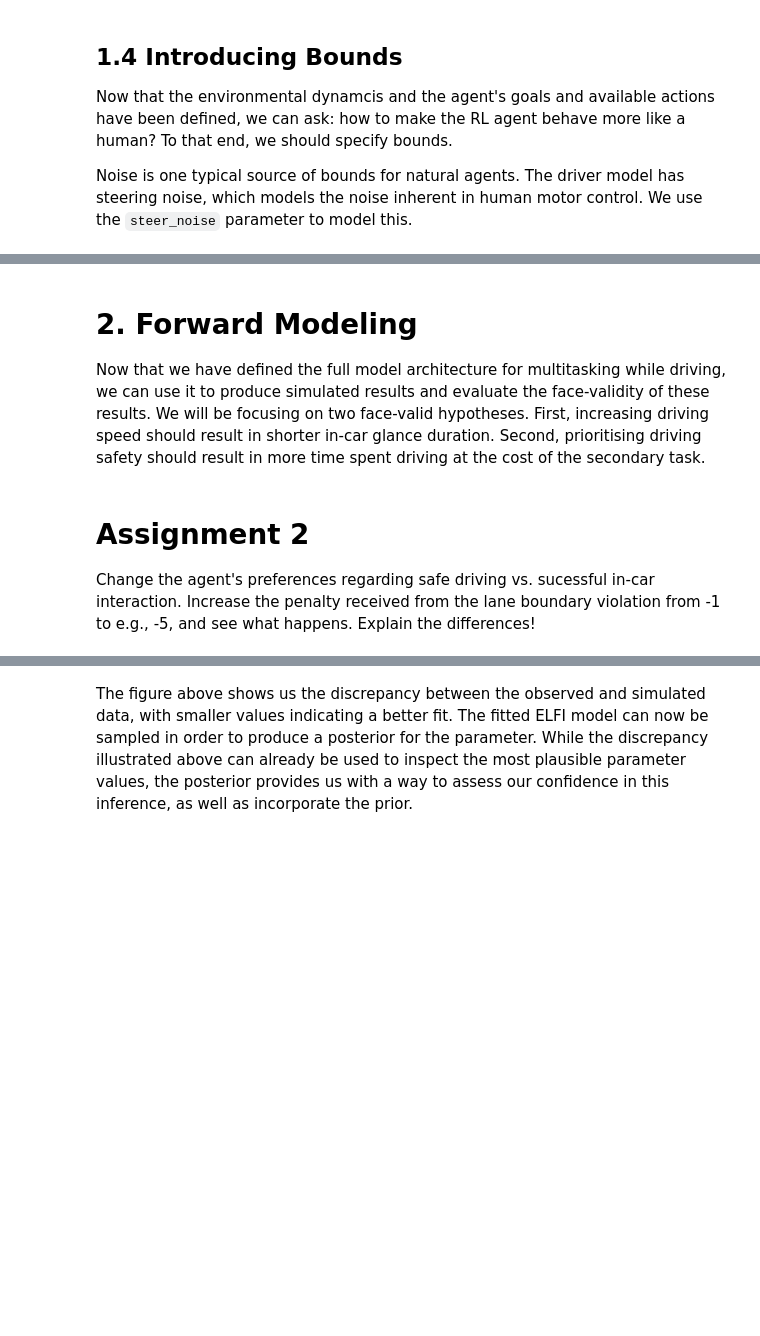
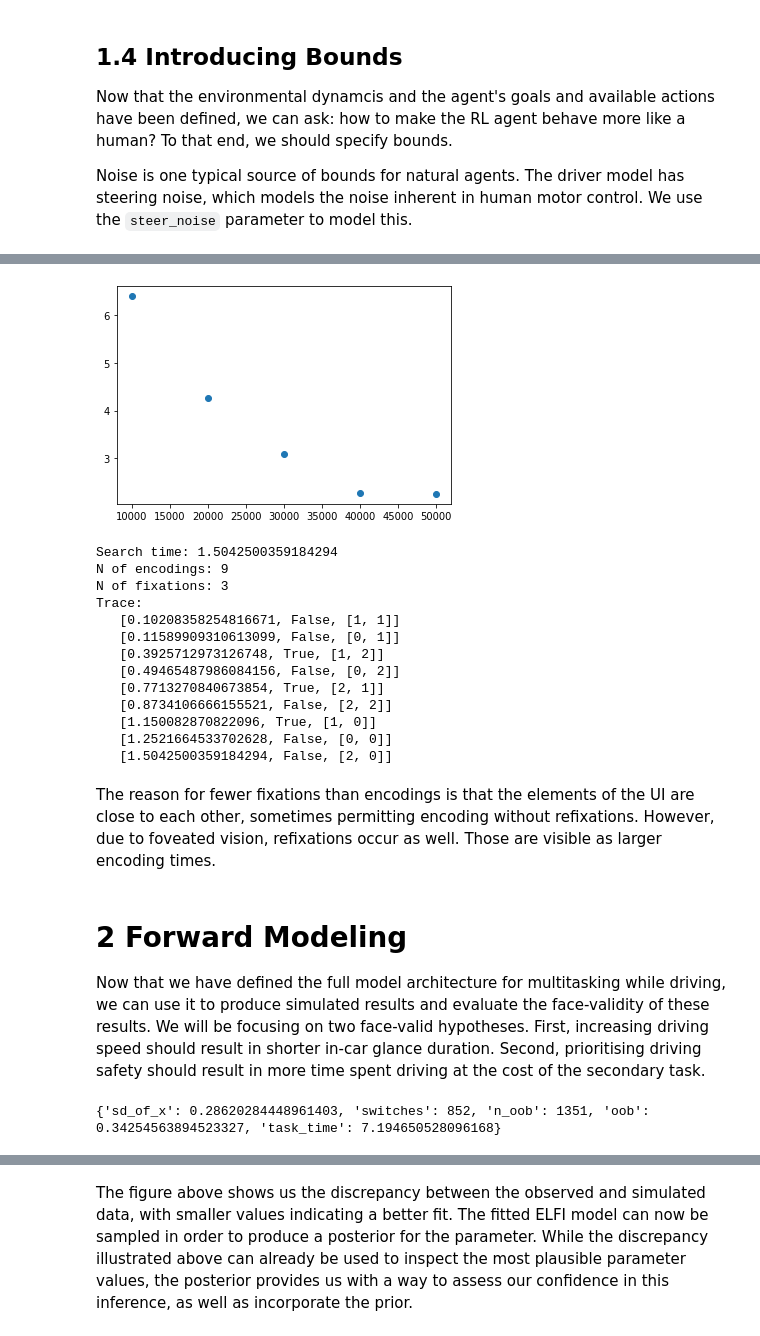
Before and after one commit to howesa/CHI22-CogMod-Tutorial, a Jupyter notebook: 04-Workflow/04-Workflow.ipynb, the cells around one changed output, grey strips where cells are left out. Drawn from its saved outputs; the diff is of its cells as text; code cells hidden in the pictures; blank space fills up the shorter version.

```diff
--- a/04-Workflow/04-Workflow.ipynb
+++ b/04-Workflow/04-Workflow.ipynb
@@ -254,8 +271,38 @@ The idea in this model is that the subtask agents - driving and search - learn t
+# %%
+import search
+import search_agent
+
+s = search.search(3,3)
+s_agent = search_agent.search_agent(s)
+# Train the agent, and visualise training progress in terms of search time.
+search_agent.visualise_training(s_agent.train_agent(max_iters = 5), 1)
+
+# Simulate a visual search task, getting a trace.
+trace = s_agent.run_episode()
+
+search_agent.summarise_trace(trace)
+# %% [output]
+[figure, added]
+Search time: 1.5042500359184294
+N of encodings: 9
+N of fixations: 3
+Trace:
+   [0.10208358254816671, False, [1, 1]]
+   [0.11589909310613099, False, [0, 1]]
+   [0.3925712973126748, True, [1, 2]]
+   [0.49465487986084156, False, [0, 2]]
+   [0.7713270840673854, True, [2, 1]]
+   [0.8734106666155521, False, [2, 2]]
+   [1.150082870822096, True, [1, 0]]
+   [1.2521664533702628, False, [0, 0]]
+   [1.5042500359184294, False, [2, 0]]
+# %% [markdown]
+The reason for fewer fixations than encodings is that the elements of the UI are close to each other, sometimes permitting encoding without refixations. However, due to foveated vision, refixations occur as well. Those are visible as larger encoding times.
 # %%
 import run_experiment
 import multitasking_agent
 # %% [markdown]
-# 2. Forward Modeling
+# 2 Forward Modeling
 
 Now that we have defined the full model architecture for multitasking while driving, we can use it to produce simulated results and evaluate the face-validity of these results. We will be focusing on two face-valid hypotheses. First, increasing driving speed should result in shorter in-car glance duration. Second, prioritising driving safety should result in more time spent driving at the cost of the secondary task.
 # %%
@@ -266,18 +313,24 @@ Now that we have defined the full model architecture for multitasking while driv
 # or: out of bound reward, i.e., penalty for lane excursions
 # cols, rows: the dimensions of the in-car device (how many elements)
 # fr: how rewarding it is to find targets in the in-car device
-params = {"speed": 17,
-          "obs_prob": 0.8,
-          "an": 0.01,
-          "sn": 0.01,
-          "or": -1,
-          "cols": 3,
-          "rows": 3,
+params = {"speed": 33,
+          "obs_prob": 0.9,
+          "an": 0.02,
+          "sn": 0.02,
+          "or": -5,
+          "cols": 4,
+          "rows": 4,
           "fr": 10}
 
 # Running this will take about 10 minutes.
-trace = run_experiment.run_experiment(params, 1200, max_iters = 20)
+trace = run_experiment.run_experiment(params, 1200, max_iters = 20, debug = False)
+# The summary will contain following statistics:
+# sd_of_x' = standard deviation of car position
+# 'switches' = the total amount of attention switches between the driving and search task
+# 'n_oob' = amount of times that the car entered the "forbidden zone"
+# 'oob' = percentage out of total driving time spent in the "forbidden zone"
+# 'task_time' = average time it took to complete an in-car visual search task (s)
+
 print(multitasking_agent.summarise_trace(trace))
+# %% [output]
+{'sd_of_x': 0.28620284448961403, 'switches': 852, 'n_oob': 1351, 'oob': 0.34254563894523327, 'task_time': 7.194650528096168}
-# %% [markdown]
-# Assignment 2
-Change the agent's preferences regarding safe driving vs. sucessful in-car interaction. Increase the penalty received from the lane boundary violation from -1 to e.g., -5, and see what happens. Explain the differences!
```
Also changed, not shown: parts of 33 cells of this notebook, 1 other file.
